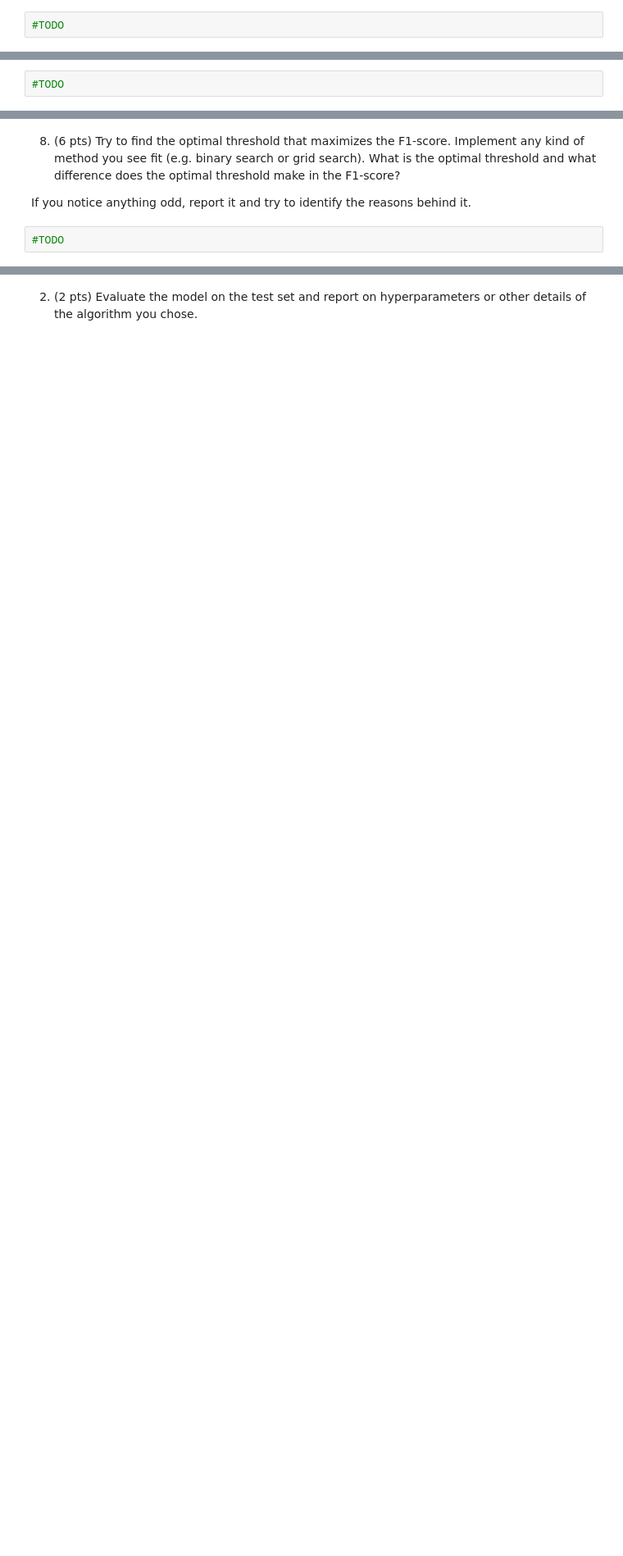
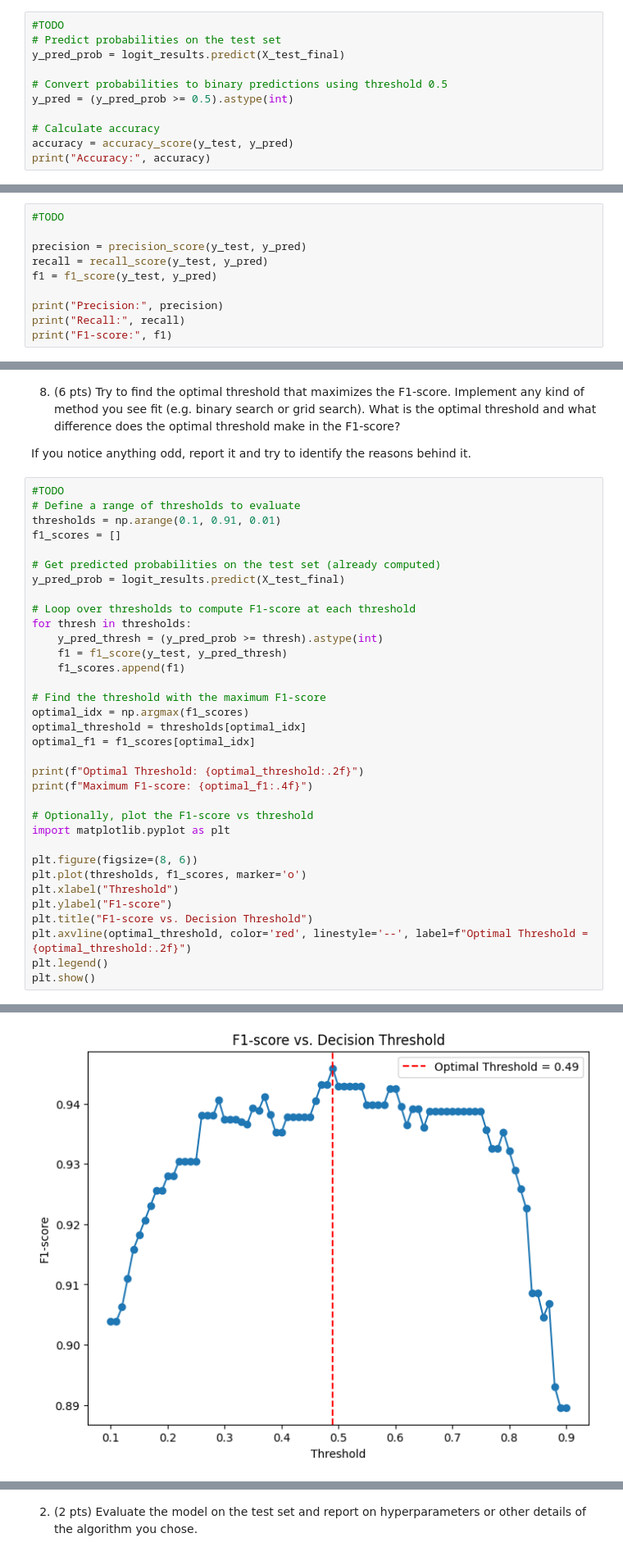
Before and after one commit to PavelDetvan/Data-Analysis, a Jupyter notebook: clinic2/clinic2-empty_PD.ipynb, the cells around one changed output, grey strips where cells are left out. Shown at 82% size. Saved outputs shown, nothing was run; the diff lists cells and outputs as text; blank space fills up the shorter version.

```diff
--- a/clinic2/clinic2-empty_PD.ipynb
+++ b/clinic2/clinic2-empty_PD.ipynb
@@ -986,3 +1096,12 @@ print(data_df.head())
 5. (2 pts) Evaluate the model on the test dataset using the accuracy score metric. Report the accuracy score.
 # %%
 #TODO
+# Predict probabilities on the test set
+y_pred_prob = logit_results.predict(X_test_final)
+
+# Convert probabilities to binary predictions using threshold 0.5
+y_pred = (y_pred_prob >= 0.5).astype(int)
+
+# Calculate accuracy
+accuracy = accuracy_score(y_test, y_pred)
+print("Accuracy:", accuracy)
@@ -990,3 +1111,11 @@ print(data_df.head())
 6. (2 pts) Calculate the precision, recall, and F1-score.
 # %%
 #TODO
+
+precision = precision_score(y_test, y_pred)
+recall = recall_score(y_test, y_pred)
+f1 = f1_score(y_test, y_pred)
+
+print("Precision:", precision)
+print("Recall:", recall)
+print("F1-score:", f1)
@@ -1006,3 +1142,36 @@ Your Response:
 If you notice anything odd, report it and try to identify the reasons behind it.
 # %%
 #TODO
+# Define a range of thresholds to evaluate
+thresholds = np.arange(0.1, 0.91, 0.01)
+f1_scores = []
+
+# Get predicted probabilities on the test set (already computed)
+y_pred_prob = logit_results.predict(X_test_final)
+
+# Loop over thresholds to compute F1-score at each threshold
+for thresh in thresholds:
+    y_pred_thresh = (y_pred_prob >= thresh).astype(int)
+    f1 = f1_score(y_test, y_pred_thresh)
+    f1_scores.append(f1)
+
+# Find the threshold with the maximum F1-score
+optimal_idx = np.argmax(f1_scores)
+optimal_threshold = thresholds[optimal_idx]
+optimal_f1 = f1_scores[optimal_idx]
+
+print(f"Optimal Threshold: {optimal_threshold:.2f}")
+print(f"Maximum F1-score: {optimal_f1:.4f}")
+
+# Optionally, plot the F1-score vs threshold
+import matplotlib.pyplot as plt
+
+plt.figure(figsize=(8, 6))
+plt.plot(thresholds, f1_scores, marker='o')
+plt.xlabel("Threshold")
+plt.ylabel("F1-score")
+plt.title("F1-score vs. Decision Threshold")
+plt.axvline(optimal_threshold, color='red', linestyle='--', label=f"Optimal Threshold = {optimal_threshold:.2f}")
+plt.legend()
+plt.show()
+# %% [output]
@@ -1009,3 +1180,4 @@ If you notice anything odd, report it and try to identify the reasons behind it.
+[figure, added]
 # %% [markdown]
 **3.3(23 pts) Free model exploration**
 
```
Also changed, not shown: parts of 22 cells of this notebook.
